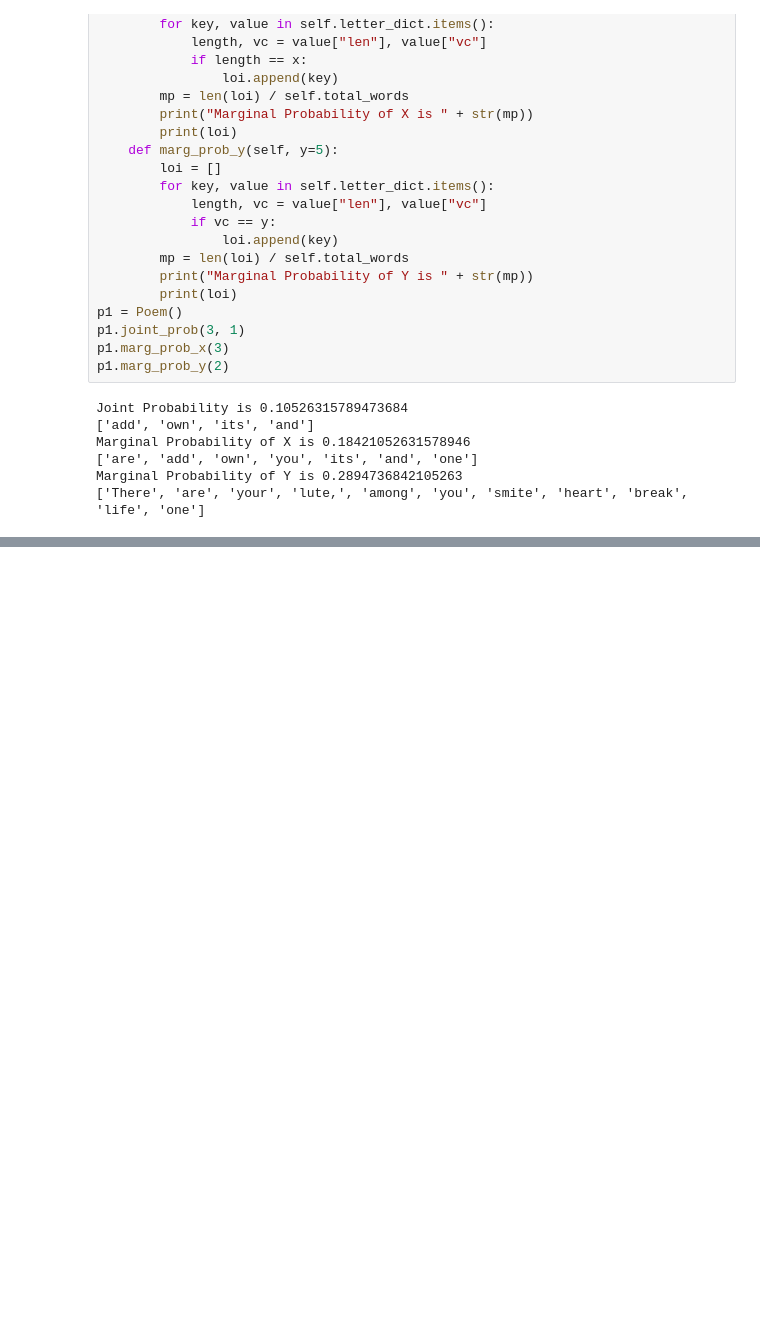
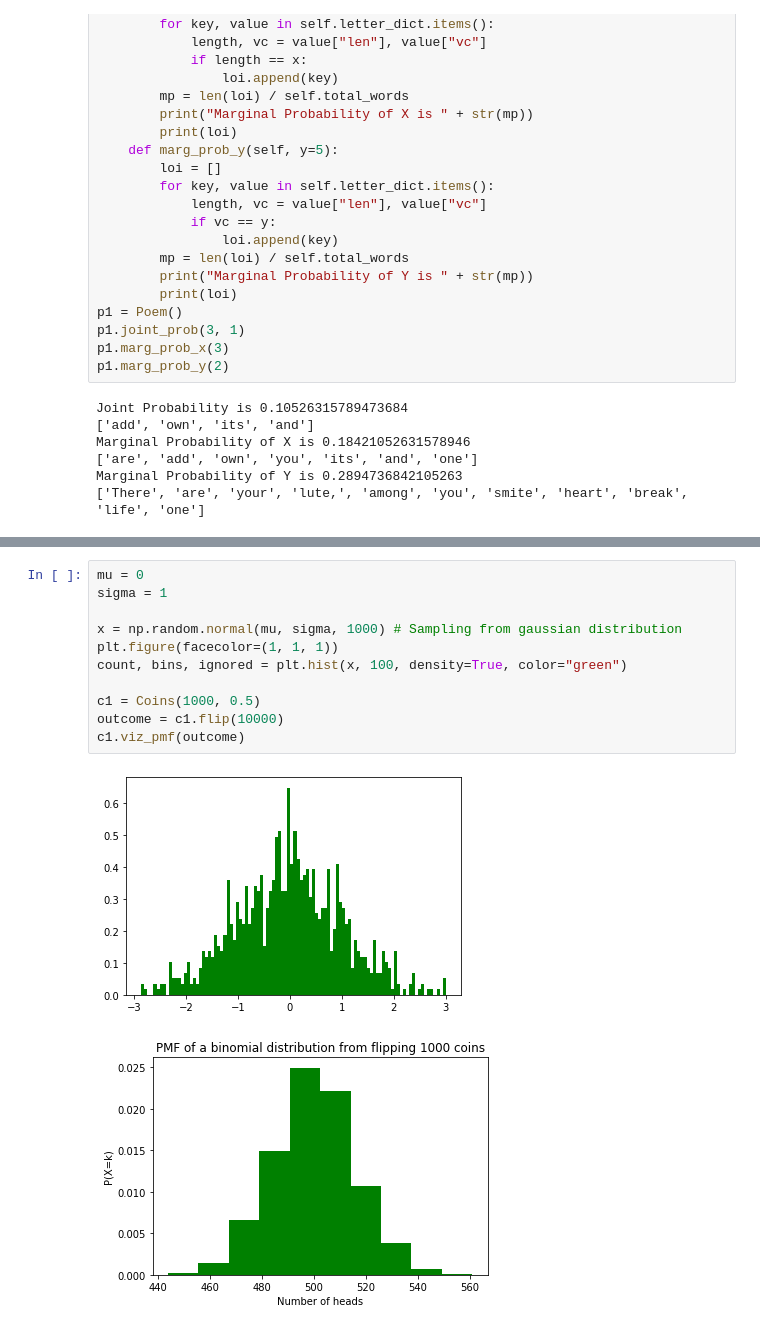
Before and after one commit to chinnikrishna/ml_notes, a Jupyter notebook: 1_Probability.ipynb, the cells around one changed output, grey strips where cells are left out. Drawn from its saved outputs; the diff is of its cells as text; blank space fills up the shorter version.

```diff
--- a/1_Probability.ipynb
+++ b/1_Probability.ipynb
@@ -196,0 +232,14 @@ Marginal Probability of Y is 0.2894736842105263
+# %%
+mu = 0
+sigma = 1
+
+x = np.random.normal(mu, sigma, 1000) # Sampling from gaussian distribution
+plt.figure(facecolor=(1, 1, 1))
+count, bins, ignored = plt.hist(x, 100, density=True, color="green")
+
+c1 = Coins(1000, 0.5)
+outcome = c1.flip(10000)
+c1.viz_pmf(outcome)
+# %% [output]
+[figure, added]
+[figure, added]
```
Also changed, not shown: parts of 6 cells of this notebook, 1 other file.
